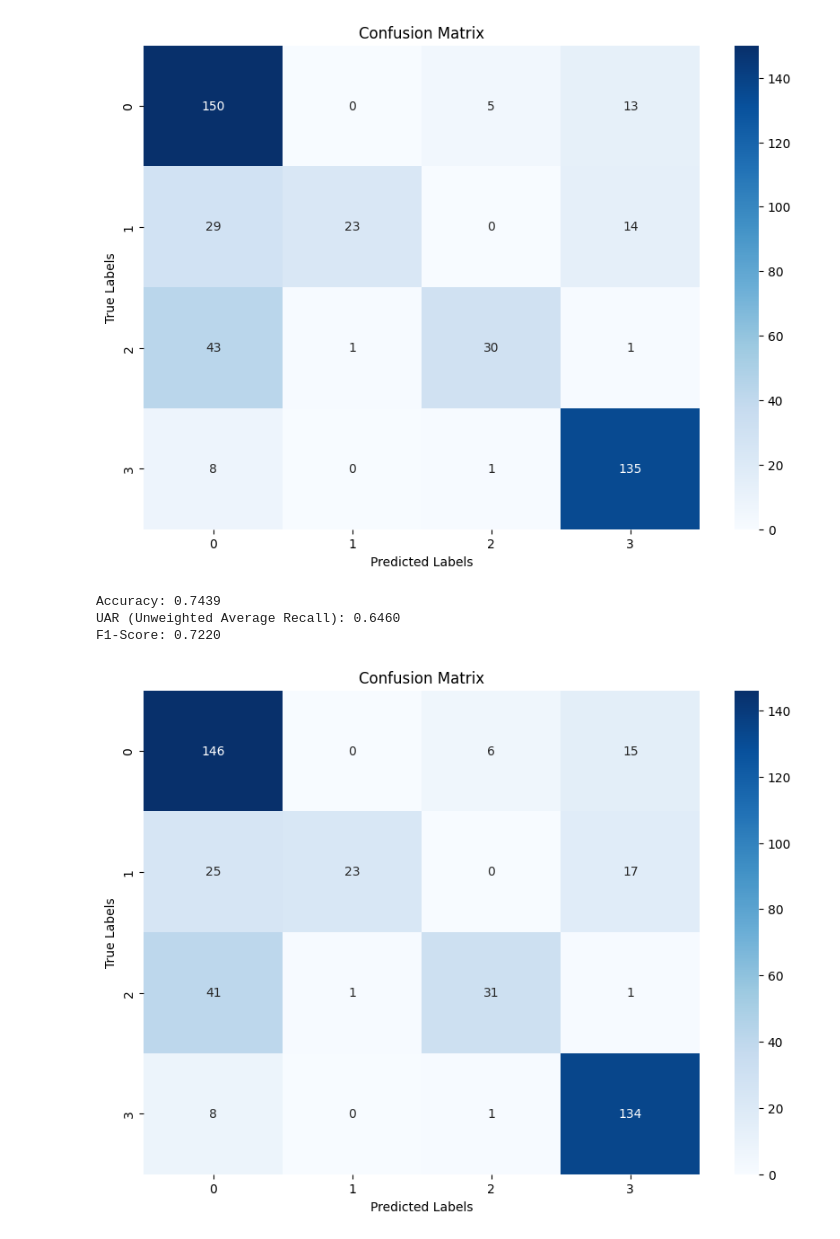
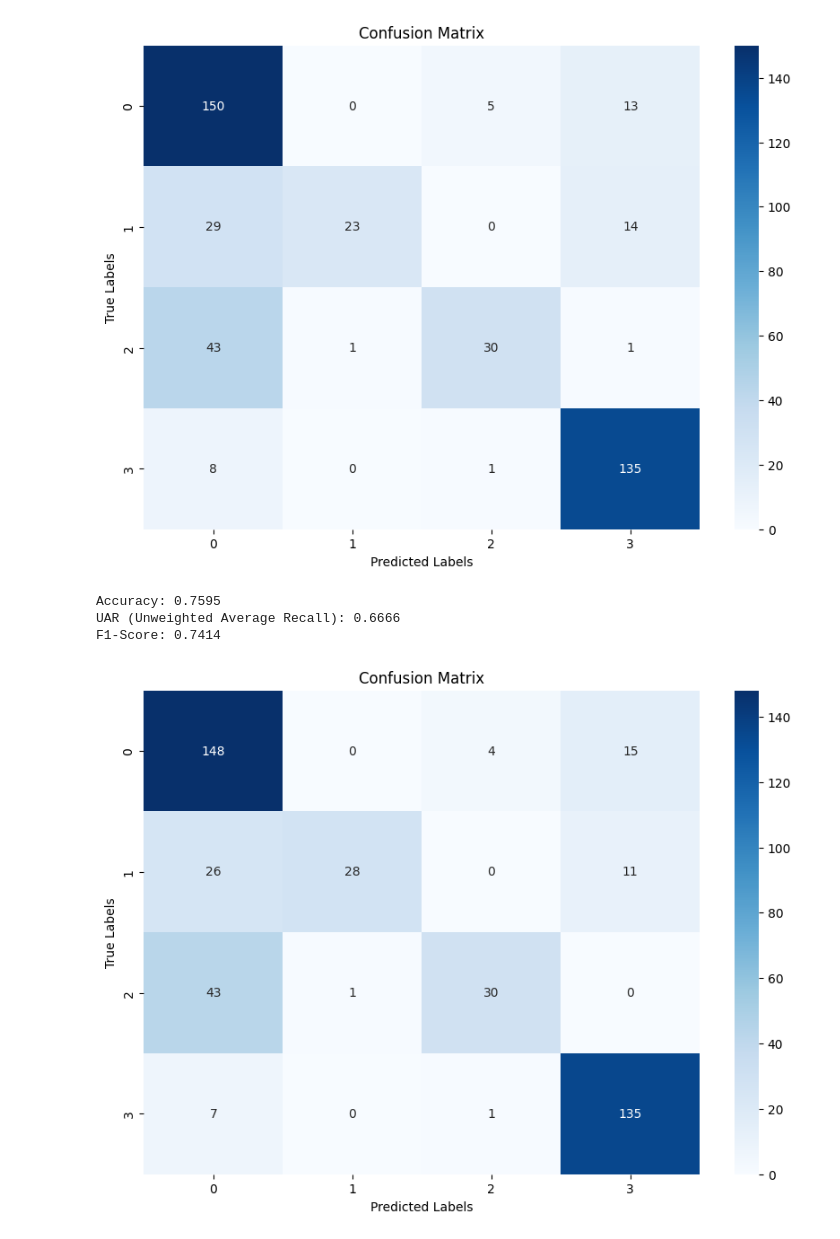
Before and after one commit to wasef-c/EmoSpeech, a Jupyter notebook: QWEN/evaluate.ipynb, the cells around one changed output. Saved outputs shown, nothing was run; the diff lists cells and outputs as text; code cells hidden in the pictures.

```diff
--- a/QWEN/evaluate.ipynb
+++ b/QWEN/evaluate.ipynb
@@ -80,35 +80,35 @@ import matplotlib.pyplot as plt
 import seaborn as sns
 from sklearn.metrics import accuracy_score, f1_score, recall_score, confusion_matrix
 
-csv_file = r"D:\Documents\MASC\NLP_EMO\sp_002_16shot.csv"  # Replace with your CSV file path
+csv_file = r"D:\Documents\MASC\NLP_EMO\sp_002_16shot_3.csv"  # Replace with your CSV file path
 data = pd.read_csv(csv_file)
 
 # Extract "Label" and "Mapped Value" columns
 true_labels = data["Label"].astype(int)
 predicted_labels = data["Mapped Value"].astype(int)
 
 # Calculate metrics
 accuracy = accuracy_score(true_labels, predicted_labels)
 f1 = f1_score(true_labels, predicted_labels, average='weighted')  # Use 'macro' for unweighted F1
 uar = recall_score(true_labels, predicted_labels, average='macro')  # Macro-average Recall is UAR
 
 # Print the metrics
 print(f"Accuracy: {accuracy:.4f}")
 print(f"UAR (Unweighted Average Recall): {uar:.4f}")
 print(f"F1-Score: {f1:.4f}")
 
 # Create confusion matrix
 conf_matrix = confusion_matrix(true_labels, predicted_labels)
 
 # Plot confusion matrix
 plt.figure(figsize=(10, 7))
 sns.heatmap(conf_matrix, annot=True, fmt="d", cmap="Blues", xticklabels=[0, 1, 2, 3], yticklabels=[0, 1, 2, 3])
 plt.title("Confusion Matrix")
 plt.xlabel("Predicted Labels")
 plt.ylabel("True Labels")
 plt.show()
 # %% [output]
-Accuracy: 0.7439
-UAR (Unweighted Average Recall): 0.6460
-F1-Score: 0.7220
+Accuracy: 0.7595
+UAR (Unweighted Average Recall): 0.6666
+F1-Score: 0.7414
-[figure, old version]
+[figure, new version]
```
Also changed, not shown: parts of 3 cells of this notebook.
